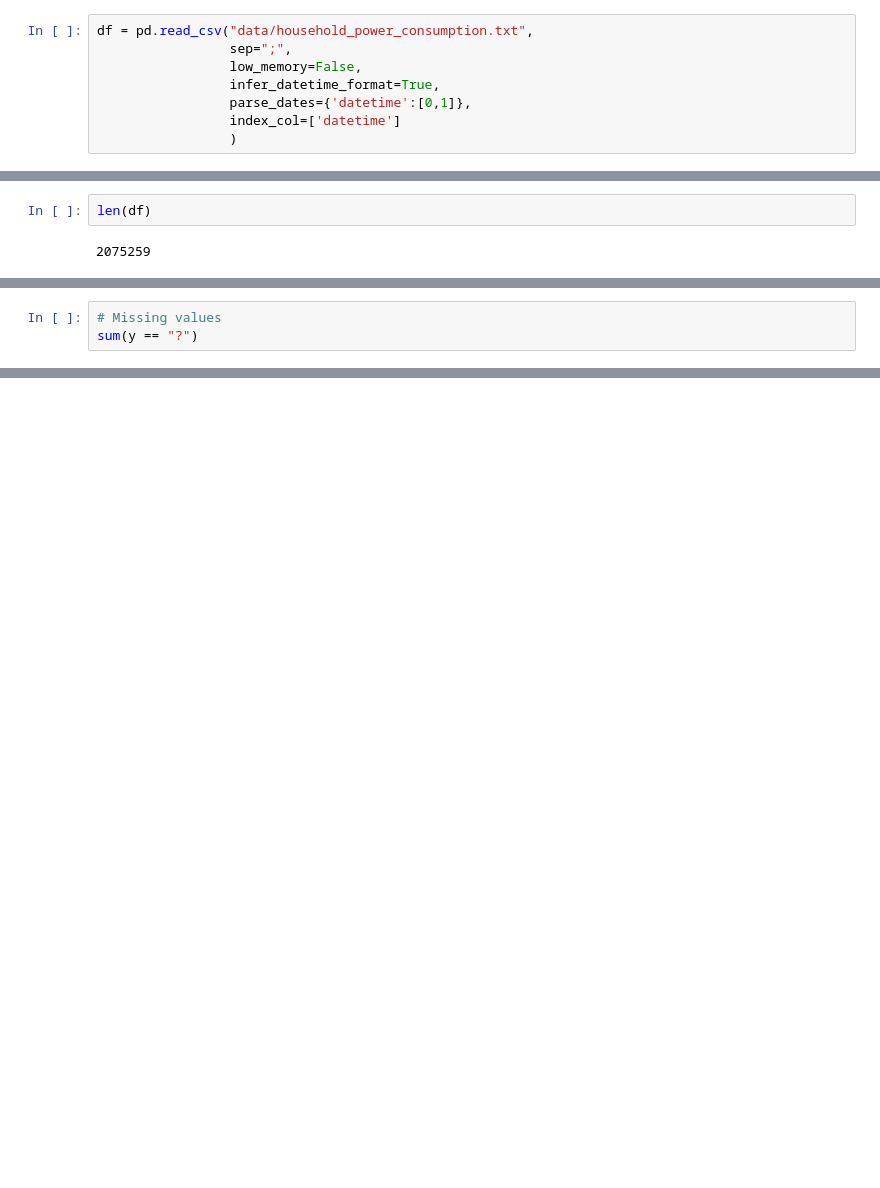
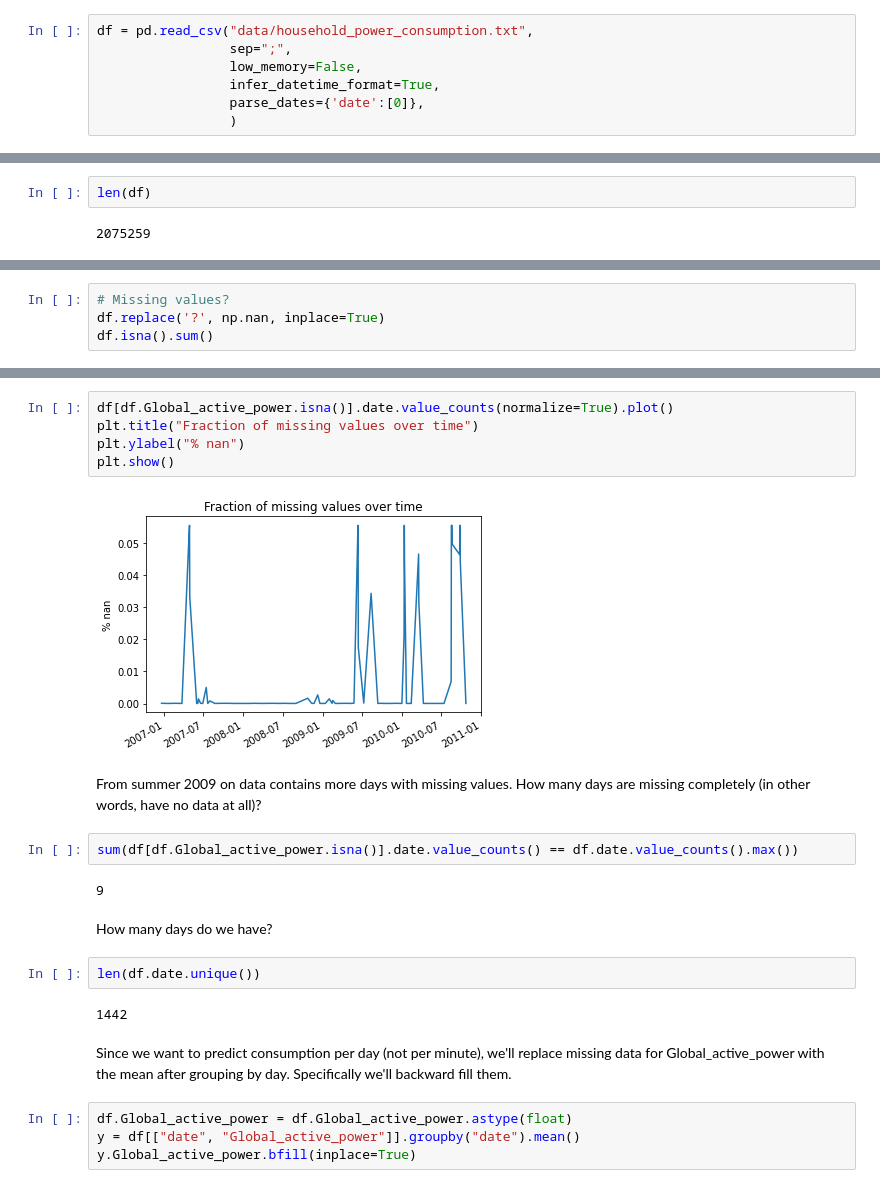
Before and after one commit to sekR4/ts-practice, a Jupyter notebook: src/draft.ipynb, the cells around one changed output, grey strips where cells are left out. Cells and saved outputs as stored; diff of their text form; blank space fills up the shorter version.

```diff
--- a/src/draft.ipynb
+++ b/src/draft.ipynb
@@ -14,6 +15,5 @@ df = pd.read_csv("data/household_power_consumption.txt",
                  sep=";",
                  low_memory=False,
                  infer_datetime_format=True,
-                 parse_dates={'datetime':[0,1]},
-                 index_col=['datetime']
+                 parse_dates={'date':[0]},
                  )
@@ -46,4 +55,5 @@ Name: Global_active_power, dtype: object
 # %%
-# Missing values
-sum(y == "?")
+# Missing values?
+df.replace('?', np.nan, inplace=True)
+df.isna().sum()
 # %% [output]
@@ -50,0 +70,25 @@ sum(y == "?")
+# %%
+df[df.Global_active_power.isna()].date.value_counts(normalize=True).plot()
+plt.title("Fraction of missing values over time")
+plt.ylabel("% nan")
+plt.show()
+# %% [output]
+[figure, added]
+# %% [markdown]
+From summer 2009 on data contains more days with missing values. How many days are missing completely (in other words, have no data at all)?
+# %%
+sum(df[df.Global_active_power.isna()].date.value_counts() == df.date.value_counts().max())
+# %% [output]
+9
+# %% [markdown]
+How many days do we have?
+# %%
+len(df.date.unique())
+# %% [output]
+1442
+# %% [markdown]
+Since we want to predict consumption per day (not per minute), we'll replace missing data for Global_active_power with the mean after grouping by day. Specifically we'll backward fill them.
+# %%
+df.Global_active_power = df.Global_active_power.astype(float)
+y = df[["date", "Global_active_power"]].groupby("date").mean()
+y.Global_active_power.bfill(inplace=True)
```
Also changed, not shown: parts of 11 cells of this notebook.
